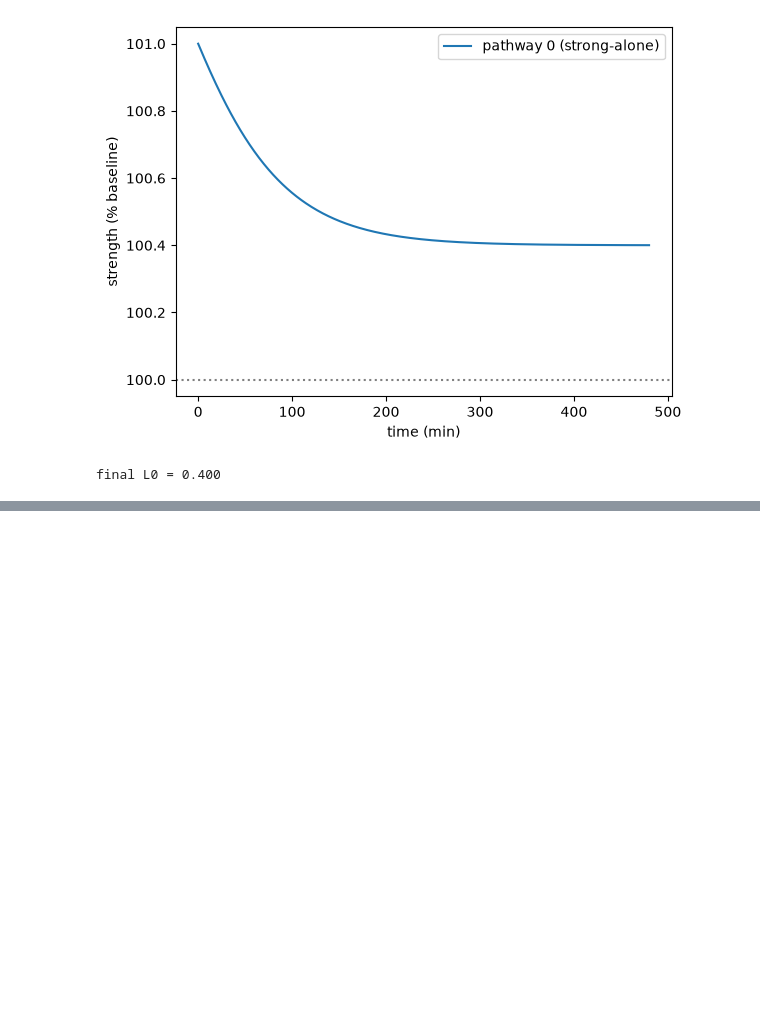
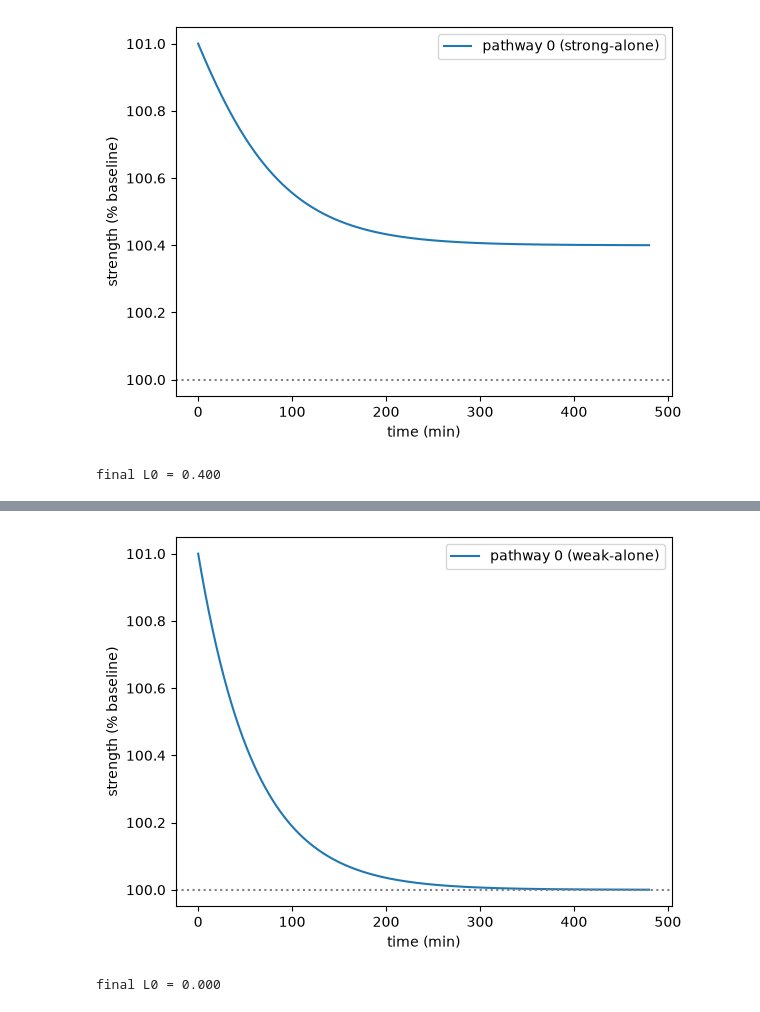
Before and after one commit to AVenkedesh/Long-Term-Potentiation-ODE-Model, a Jupyter notebook: src/validation.ipynb, the cells around one changed output, grey strips where cells are left out. Saved outputs shown, nothing was run; the diff lists cells and outputs as text; code cells hidden in the pictures; blank space fills up the shorter version.

```diff
--- a/src/validation.ipynb
+++ b/src/validation.ipynb
@@ -51,0 +56,26 @@ final L0 = 0.400
+# %%
+dendrite = Dendrite(TAU_T, TAU_E, BETA)
+soma = Soma(TAU_P)
+neuron = Neuron([dendrite], soma, S_BASE)
+# %%
+events = [{
+    "time": 0,
+    "type": "weak",
+    "i": 0,
+    "s": S_TAG,
+    "e": S_EARLY,
+    "P": S_PRODUCT
+}]
+
+t,y = neuron.run(events, 480)
+(s0,) = neuron.strengths(y)
+# %%
+plt.plot(t, s0, label="pathway 0 (weak-alone)")
+plt.axhline(S_BASE, color="grey", ls=":")
+plt.xlabel("time (min)"); plt.ylabel("strength (% baseline)")
+plt.legend(); plt.show()
+
+print(f"final L0 = {y[2][-1]:.3f}")
+# %% [output]
+[figure, added]
+final L0 = 0.000
```
Also changed, not shown: parts of 2 cells of this notebook.
